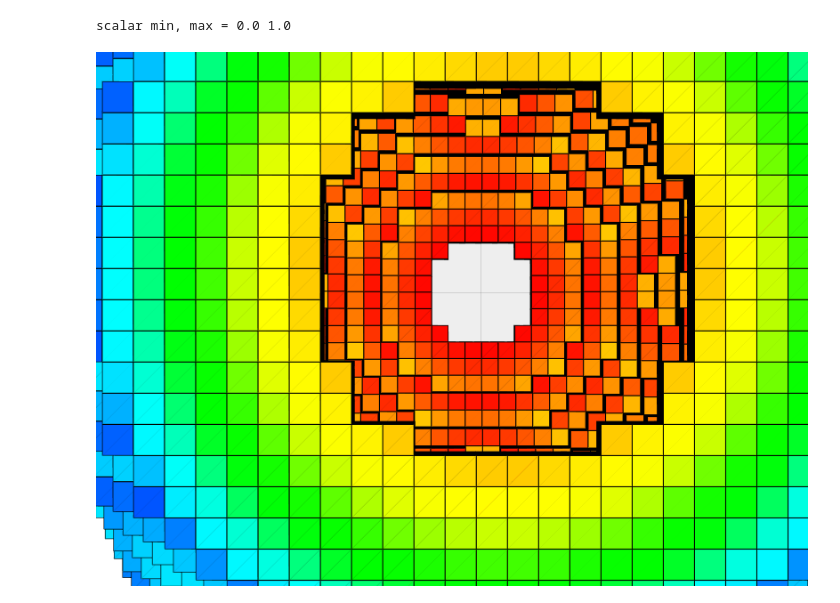
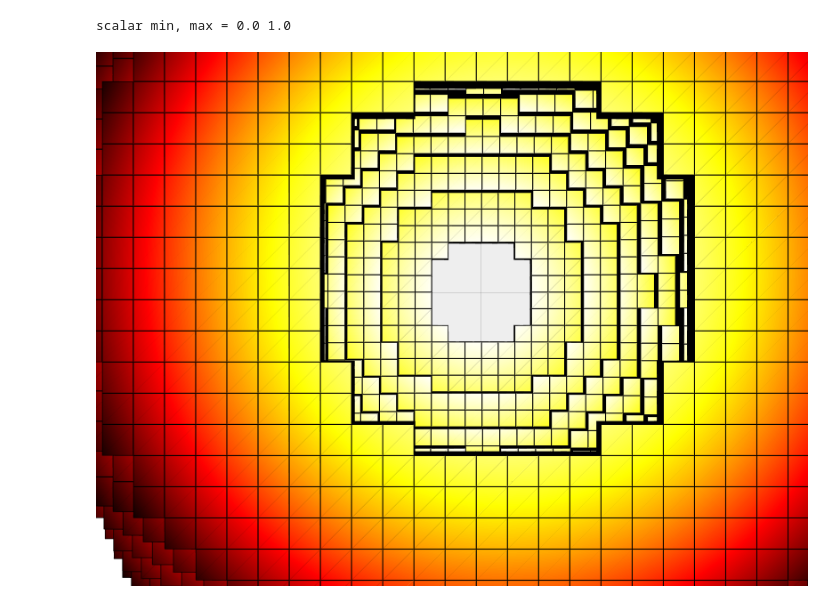
Before and after one commit to marcomusy/vedo, a Jupyter notebook: examples/notebooks/numpy2volume.ipynb, the cells around one changed output. Cells and saved outputs as stored; diff of their text form; code cells hidden in the pictures.

```diff
--- a/examples/notebooks/numpy2volume.ipynb
+++ b/examples/notebooks/numpy2volume.ipynb
@@ -1,22 +1,23 @@
 # %%
 # Make a Volume from a numpy object
 #
 import numpy as np
 from vedo import *
 
-# settings.default_backend = '2d' # or k3d, 2d, or vtk
+settings.default_backend = '2d' # or k3d, 2d, or vtk
 
 X, Y, Z = np.mgrid[:30, :30, :30]
 
 # scaled distance from the center at (15, 15, 15)
 scalar_field = ((X-15)**2 + (Y-15)**2 + (Z-15)**2)/225/3
 print('scalar min, max =', np.min(scalar_field), np.max(scalar_field))
 
 vol = Volume(scalar_field)
 lego = vol.legosurface(vmin=.3, vmax=.6)
+lego.cmap("hot_r")
 
 plt = show(lego, axes=1)
 plt
 # %% [output]
 scalar min, max = 0.0 1.0
-[figure, old version]
+[figure, new version]
```
Also changed, not shown: parts of 1 cell of this notebook, 7 other files.
